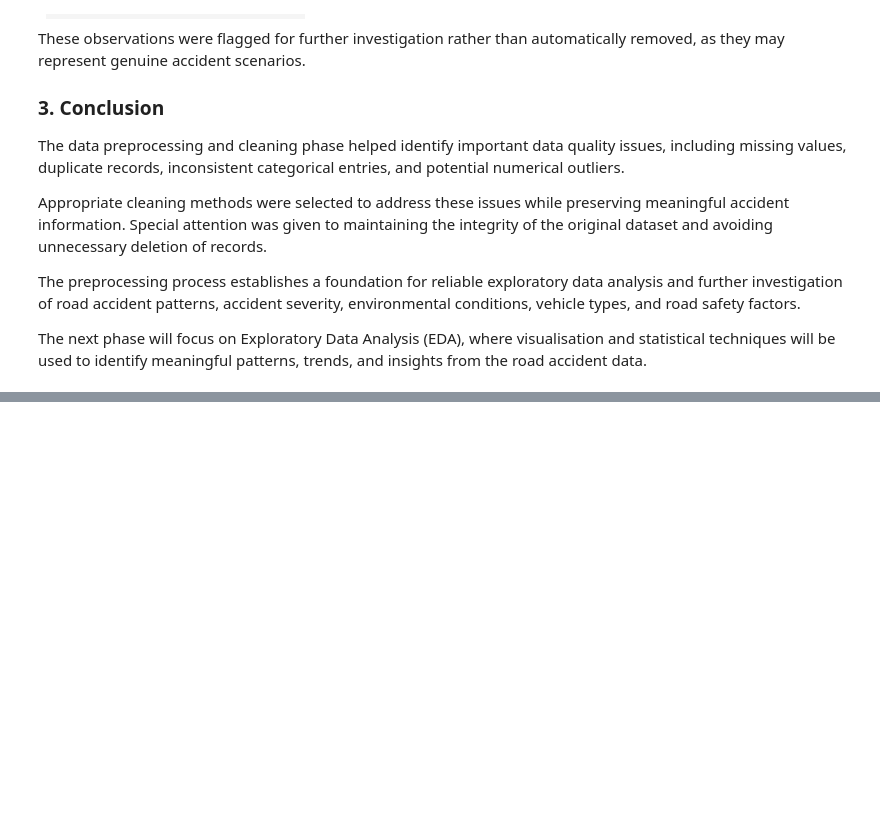
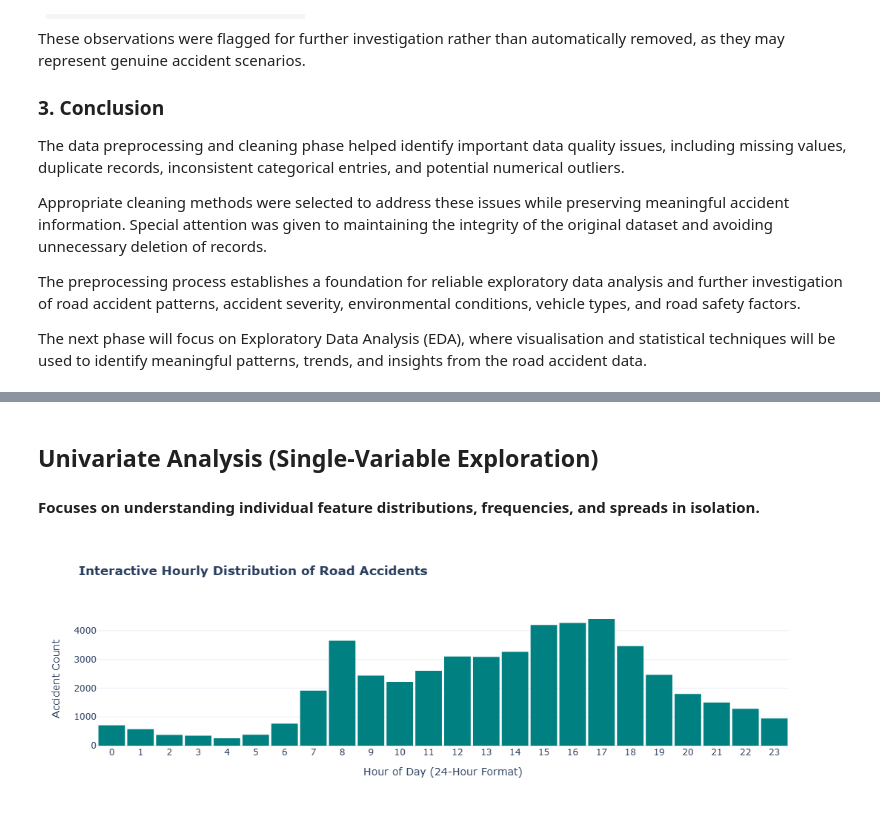
Before and after one commit to sarathsasikumar33/Road_Accident_Data_Analysis, a Jupyter notebook: Road Accident Data Analysis phase2.ipynb, the cells around one changed output, grey strips where cells are left out. Cells and saved outputs as stored; diff of their text form; code cells hidden in the pictures; blank space fills up the shorter version.

Commit message:
Road Accident Data Analysis Phase 3 and 2 combined

```diff
--- a/Road Accident Data Analysis phase2.ipynb
+++ b/Road Accident Data Analysis phase2.ipynb
@@ -522,0 +534,11 @@ The next phase will focus on Exploratory Data Analysis (EDA), where visualisatio
+# %%
+# Set overall visualization style
+sns.set_theme(style="whitegrid")
+# %%
+# Extract temporal features from 'Accident Date' and 'Time' for deeper EDA
+df_Cleaned['Year'] = df_Cleaned['Accident Date'].dt.year
+df_Cleaned['Month'] = df_Cleaned['Accident Date'].dt.month_name()
+df_Cleaned['Month_Num'] = df_Cleaned['Accident Date'].dt.month
+df_Cleaned['Day_of_Week'] = df_Cleaned['Accident Date'].dt.day_name()
+# Convert Excel fractional time (0 to 1) into 24-hour format
+df_Cleaned['Hour'] = (df_Cleaned['Time'] * 24).astype(int)
@@ -522,0 +572,25 @@ The next phase will focus on Exploratory Data Analysis (EDA), where visualisatio
+# %% [markdown]
+## Univariate Analysis (Single-Variable Exploration)
+#### Focuses on understanding individual feature distributions, frequencies, and spreads in isolation.
+# %%
+# Objective: Examine the hourly distribution of accidents across a 24-hour cycle.
+fig = px.histogram(
+    df_Cleaned,
+    x='Hour',
+    nbins=24,
+    title='<b>Interactive Hourly Distribution of Road Accidents</b>',
+    labels={'Hour': 'Hour of Day (0 - 23)', 'count': 'Number of Accidents'},
+    color_discrete_sequence=['teal']
+)
+
+fig.update_layout(
+    xaxis_title='Hour of Day (24-Hour Format)',
+    yaxis_title='Accident Count',
+    bargap=0.08,
+    template='plotly_white',
+    xaxis=dict(tickmode='linear', tick0=0, dtick=1)
+)
+
+fig.show()
+# %% [output]
+[figure, added]
```
Also changed, not shown: parts of 30 cells of this notebook.
